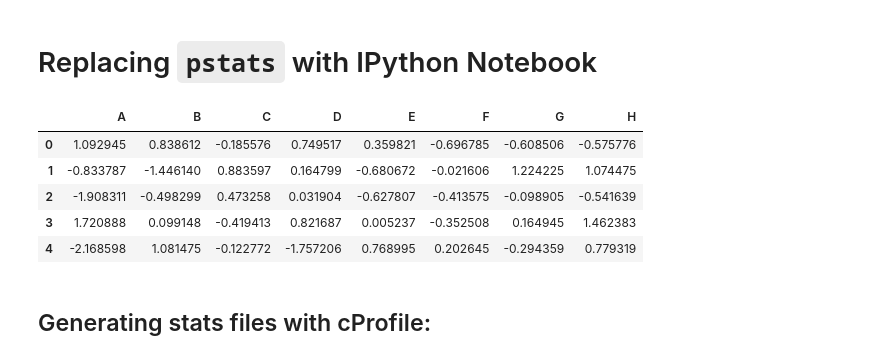
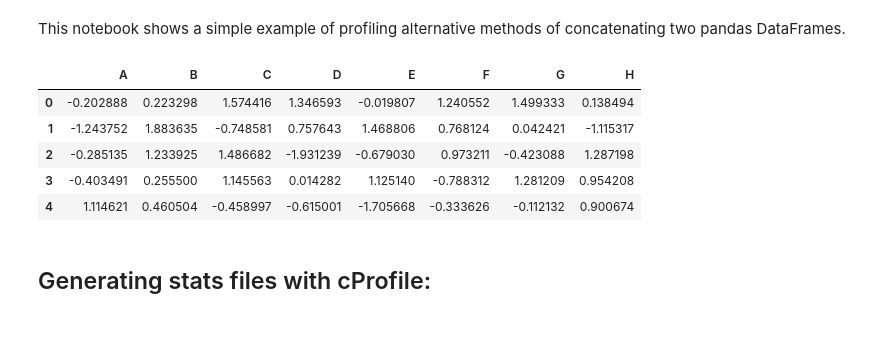
Before and after one commit to ssanderson/pstats-view, a Jupyter notebook: examples/ExampleView.ipynb, the cells around one changed output. Cells and saved outputs as stored; diff of their text form; code cells hidden in the pictures; blank space fills up the shorter version.

```diff
--- a/examples/ExampleView.ipynb
+++ b/examples/ExampleView.ipynb
@@ -1,5 +1,5 @@
-# %% [markdown]
-# Replacing `pstats` with IPython Notebook
+# %% [markdown]
+This notebook shows a simple example of profiling alternative methods of concatenating two pandas DataFrames.
 # %%
 %matplotlib inline
 import pandas as pd
@@ -11,22 +11,23 @@ from qgrid.installer import nbinstall
 nbinstall()
 # %%
-# Sample Frames
+# Construct two 5000 x 8 frames with random floats.
 df1 = pd.DataFrame(
     np.random.randn(5000, 8),
     columns=[chr(ord('A') + i) for i in range(8)],
     index=range(5000),
 )
+
 df2 = pd.DataFrame(
     np.random.randn(5000, 8),
     columns=[chr(ord('A') + i) for i in range(8)],
     index=range(5000, 10000),
 )
+
+df1.head(5)
+# %% [output]
+|  | A | B | C | D | E | F | G | H |
+| 0 | -0.202888 | 0.223298 | 1.574416 | 1.346593 | -0.019807 | 1.240552 | 1.499333 | 0.138494 |
+| 1 | -1.243752 | 1.883635 | -0.748581 | 0.757643 | 1.468806 | 0.768124 | 0.042421 | -1.115317 |
+| 2 | -0.285135 | 1.233925 | 1.486682 | -1.931239 | -0.679030 | 0.973211 | -0.423088 | 1.287198 |
+| 3 | -0.403491 | 0.255500 | 1.145563 | 0.014282 | 1.125140 | -0.788312 | 1.281209 | 0.954208 |
+| 4 | 1.114621 | 0.460504 | -0.458997 | -0.615001 | -1.705668 | -0.333626 | -0.112132 | 0.900674 |
-# %%
-df1.head()
-# %% [output]
-|  | A | B | C | D | E | F | G | H |
-| 0 | 1.092945 | 0.838612 | -0.185576 | 0.749517 | 0.359821 | -0.696785 | -0.608506 | -0.575776 |
-| 1 | -0.833787 | -1.446140 | 0.883597 | 0.164799 | -0.680672 | -0.021606 | 1.224225 | 1.074475 |
-| 2 | -1.908311 | -0.498299 | 0.473258 | 0.031904 | -0.627807 | -0.413575 | -0.098905 | -0.541639 |
-| 3 | 1.720888 | 0.099148 | -0.419413 | 0.821687 | 0.005237 | -0.352508 | 0.164945 | 1.462383 |
-| 4 | -2.168598 | 1.081475 | -0.122772 | -1.757206 | 0.768995 | 0.202645 | -0.294359 | 0.779319 |
```
Also changed, not shown: parts of 6 cells of this notebook, 5 other files.
